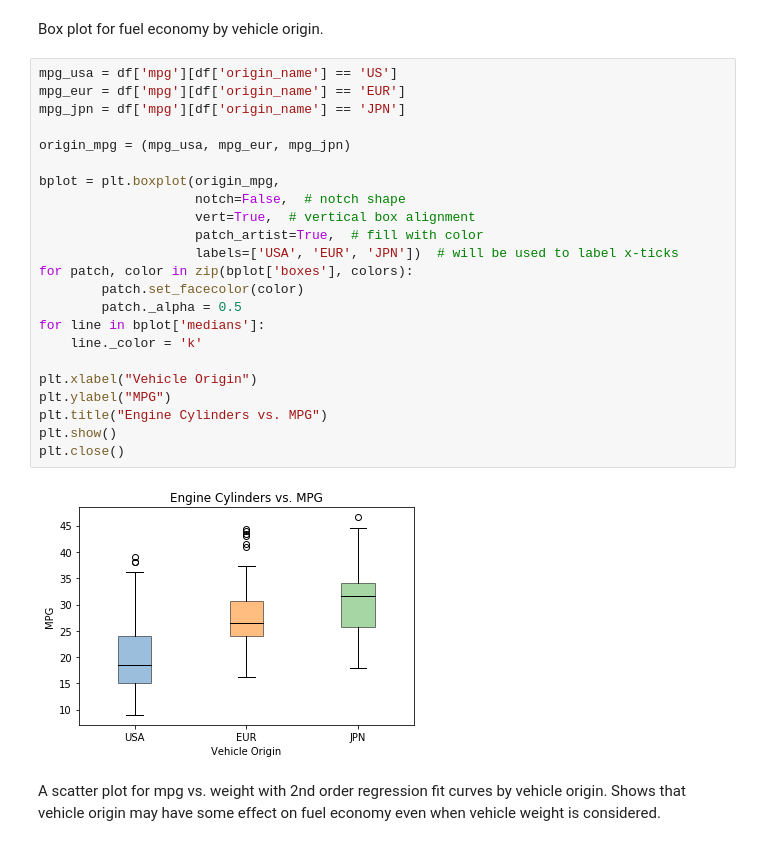
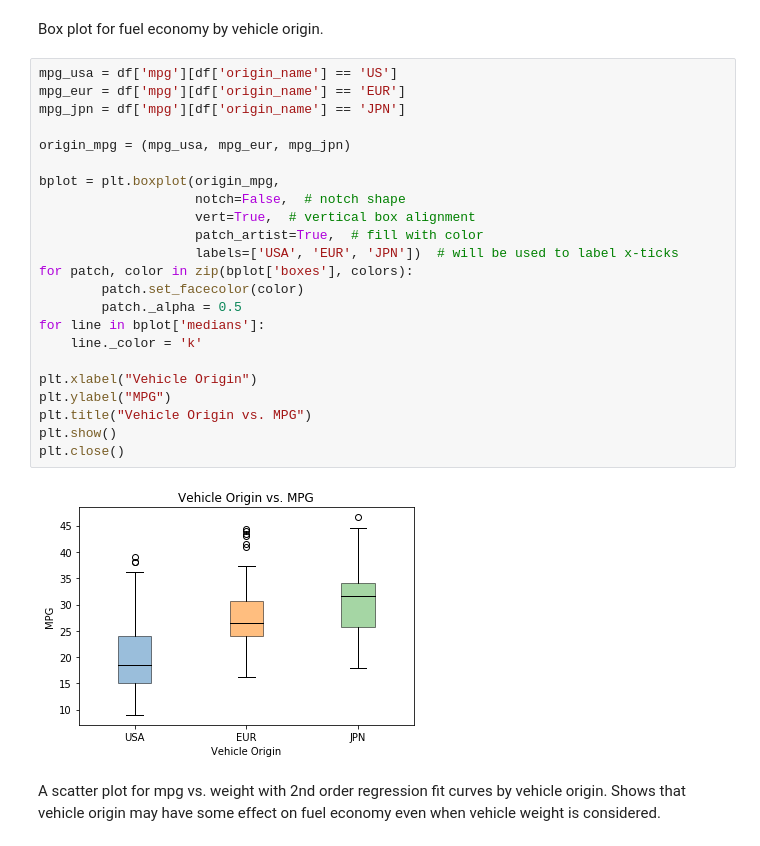
Before and after one commit to Vettejeep/Data-Analysis-and-Data-Science-Projects, a Jupyter notebook: Exploratory Data Analysis UCI Auto MPG Data Set.ipynb, the cells around one changed output. Drawn from its saved outputs; the diff is of its cells as text.

Commit message:
Correct vehicle origin plot title

```diff
--- a/Exploratory Data Analysis UCI Auto MPG Data Set.ipynb
+++ b/Exploratory Data Analysis UCI Auto MPG Data Set.ipynb
@@ -189,28 +189,28 @@ Box plot for fuel economy by vehicle origin.
 # %%
 mpg_usa = df['mpg'][df['origin_name'] == 'US']
 mpg_eur = df['mpg'][df['origin_name'] == 'EUR']
 mpg_jpn = df['mpg'][df['origin_name'] == 'JPN']
 
 origin_mpg = (mpg_usa, mpg_eur, mpg_jpn)
 
 bplot = plt.boxplot(origin_mpg,
                     notch=False,  # notch shape
                     vert=True,  # vertical box alignment
                     patch_artist=True,  # fill with color
                     labels=['USA', 'EUR', 'JPN'])  # will be used to label x-ticks
 for patch, color in zip(bplot['boxes'], colors):
         patch.set_facecolor(color)
         patch._alpha = 0.5
 for line in bplot['medians']:
     line._color = 'k'
 
 plt.xlabel("Vehicle Origin")
 plt.ylabel("MPG")
-plt.title("Engine Cylinders vs. MPG")
+plt.title("Vehicle Origin vs. MPG")
 plt.show()
 plt.close()
 # %% [output]
-[figure, old version]
+[figure, new version]
 # %% [markdown]
 A scatter plot for mpg vs. weight with 2nd order regression fit curves by vehicle origin.  Shows that vehicle origin may have some effect on fuel economy even when vehicle weight is considered.
 # %%
```
